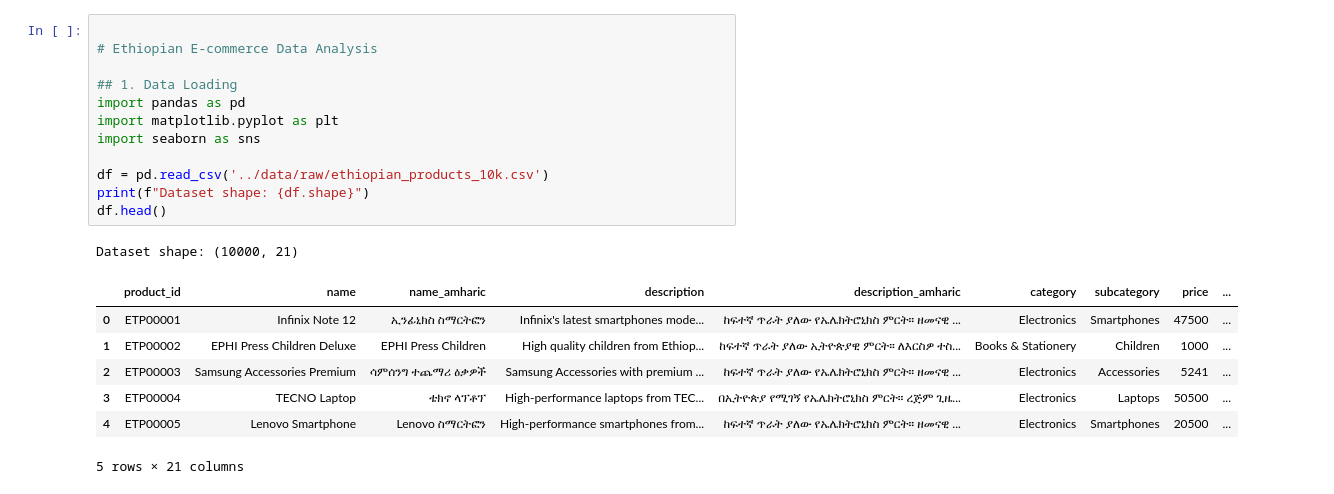
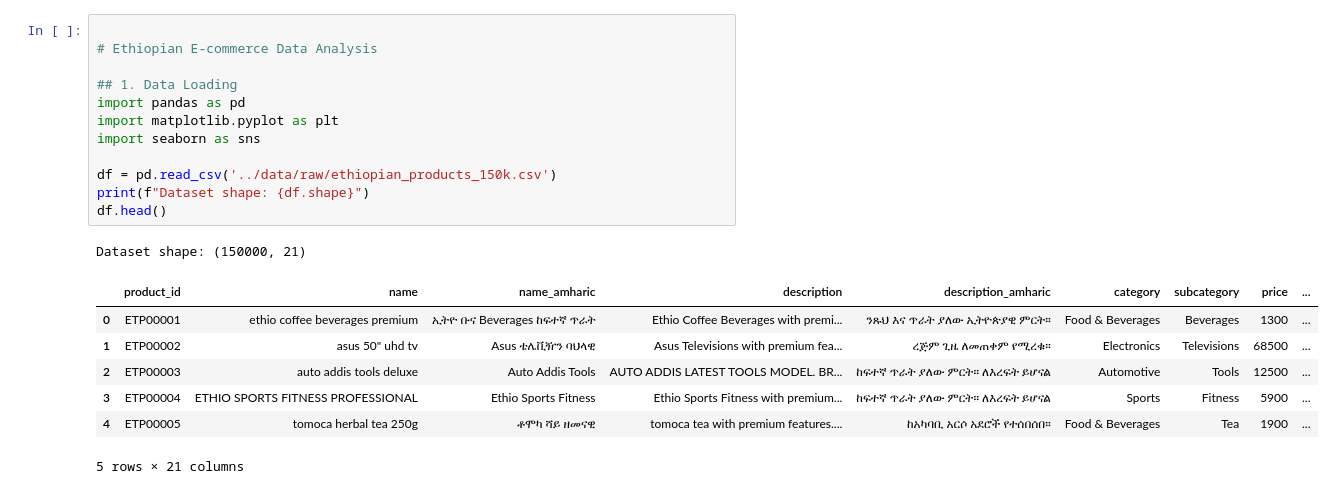
Before and after one commit to Natnahom/E-Commerce_Recommendation_System-ETH, a Jupyter notebook: notebooks/exploratory_analysis.ipynb, the cells around one changed output. Saved outputs shown, nothing was run; the diff lists cells and outputs as text.

```diff
--- a/notebooks/exploratory_analysis.ipynb
+++ b/notebooks/exploratory_analysis.ipynb
@@ -1,23 +1,23 @@
 # %%
 
 # Ethiopian E-commerce Data Analysis
 
 ## 1. Data Loading
 import pandas as pd
 import matplotlib.pyplot as plt
 import seaborn as sns
 
-df = pd.read_csv('../data/raw/ethiopian_products_10k.csv')
+df = pd.read_csv('../data/raw/ethiopian_products_150k.csv')
 print(f"Dataset shape: {df.shape}")
 df.head()
 # %% [output]
-Dataset shape: (10000, 21)
+Dataset shape: (150000, 21)
 |  | product_id | name | name_amharic | description | description_amharic | category | subcategory | price | ... |
-| 0 | ETP00001 | Infinix Note 12 | ኢንፊኒክስ ስማርትፎን | Infinix's latest smartphones mode... | ከፍተኛ ጥራት ያለው የኤሌክትሮኒክስ ምርት። ዘመናዊ ... | Electronics | Smartphones | 47500 | ... |
-| 1 | ETP00002 | EPHI Press Children Deluxe | EPHI Press Children | High quality children from Ethiop... | ከፍተኛ ጥራት ያለው ኢትዮጵያዊ ምርት። ለእርስዎ ተስ... | Books & Stationery | Children | 1000 | ... |
-| 2 | ETP00003 | Samsung Accessories Premium | ሳምሰንግ ተጨማሪ ዕቃዎች | Samsung Accessories with premium ... | ከፍተኛ ጥራት ያለው የኤሌክትሮኒክስ ምርት። ዘመናዊ ... | Electronics | Accessories | 5241 | ... |
-| 3 | ETP00004 | TECNO Laptop | ቴክኖ ላፕቶፕ | High-performance laptops from TEC... | በኢትዮጵያ የሚገኝ የኤሌክትሮኒክስ ምርት። ረጅም ጊዜ... | Electronics | Laptops | 50500 | ... |
-| 4 | ETP00005 | Lenovo Smartphone | Lenovo ስማርትፎን | High-performance smartphones from... | ከፍተኛ ጥራት ያለው የኤሌክትሮኒክስ ምርት። ዘመናዊ ... | Electronics | Smartphones | 20500 | ... |
+| 0 | ETP00001 | ethio coffee beverages premium | ኢትዮ ቡና Beverages ከፍተኛ ጥራት | Ethio Coffee Beverages with premi... | ንጹህ እና ጥራት ያለው ኢትዮጵያዊ ምርት። | Food & Beverages | Beverages | 1300 | ... |
+| 1 | ETP00002 | asus 50" uhd tv | Asus ቴሌቪዥን ባህላዊ | Asus Televisions with premium fea... | ረጅም ጊዜ ለመጠቀም የሚረቁ። | Electronics | Televisions | 68500 | ... |
+| 2 | ETP00003 | auto addis tools deluxe | Auto Addis Tools | AUTO ADDIS LATEST TOOLS MODEL. BR... | ከፍተኛ ጥራት ያለው ምርት። ለእረፍት ይሆናል | Automotive | Tools | 12500 | ... |
+| 3 | ETP00004 | ETHIO SPORTS FITNESS PROFESSIONAL | Ethio Sports Fitness | Ethio Sports Fitness with premium... | ከፍተኛ ጥራት ያለው ምርት። ለእረፍት ይሆናል | Sports | Fitness | 5900 | ... |
+| 4 | ETP00005 | tomoca herbal tea 250g | ቶሞካ ሻይ ዘመናዊ | tomoca tea with premium features.... | ከአካባቢ አርሶ አደሮች የተሰበሰበ። | Food & Beverages | Tea | 1900 | ... |
 5 rows × 21 columns
 # %%
 print("Basic Statistics:")
```
Also changed, not shown: parts of 7 cells of this notebook, 10 other files.
